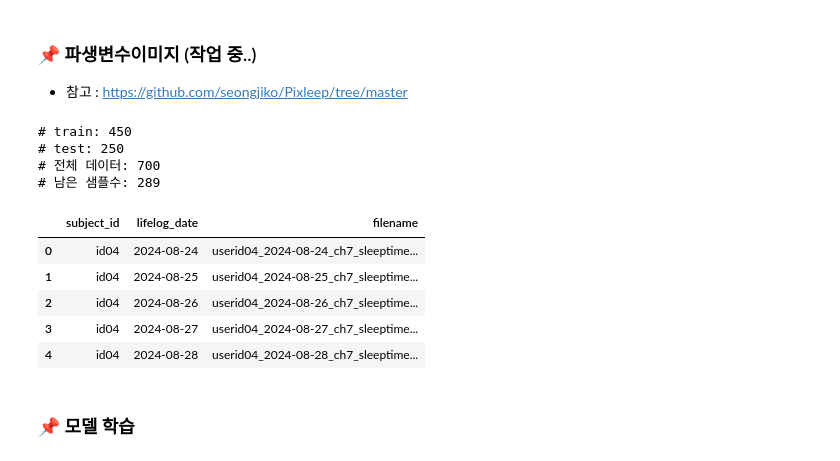
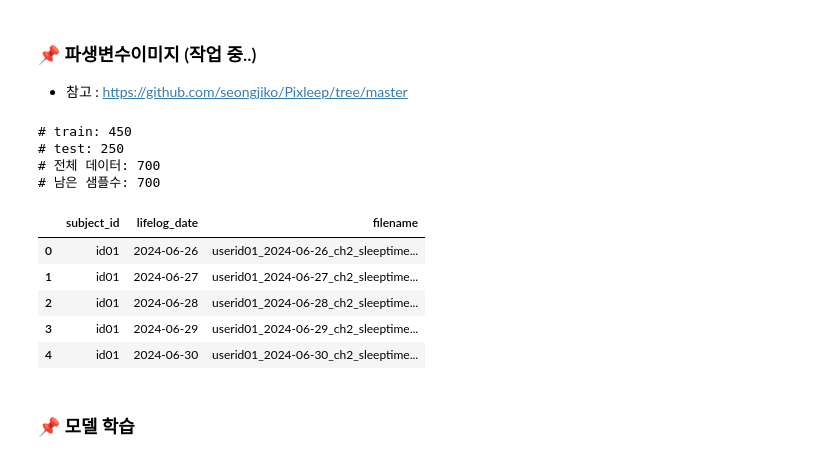
Before and after one commit to jacobgreen4477/The-4th-ETRI-AI-Human-Understanding-Competition, a Jupyter notebook: 이미지_실험3_v1_0_0.ipynb, the cells around one changed output. Cells and saved outputs as stored; diff of their text form; code cells hidden in the pictures.

```diff
--- a/이미지_실험3_v1_0_0.ipynb
+++ b/이미지_실험3_v1_0_0.ipynb
@@ -1726,35 +1726,35 @@ train.head(1)
 # %%
 # train test 데이터 합치기
 a1 = train[['subject_id', 'lifelog_date']].copy()
 a2 = test[['subject_id', 'lifelog_date']].copy()
 val_df = pd.concat([a1,a2]).reset_index(drop=True)
 print('# train:',len(train))
 print('# test:',len(test))
 print('# 전체 데이터:',len(val_df))
 
 # 파일명
 val_df = val_df[['subject_id', 'lifelog_date']].copy()
-val_df['filename'] = val_df.apply(lambda x: f"user{x['subject_id']}_{x['lifelog_date']}_ch7_sleeptime.png", axis=1)
+val_df['filename'] = val_df.apply(lambda x: f"user{x['subject_id']}_{x['lifelog_date']}_ch2_sleeptime.png", axis=1)
 
 # 만들어진 이미지
-image_dir = f'{path}ch7_sleeptime'
-image_files = [f for f in os.listdir(image_dir) if f.endswith('_ch7_sleeptime.png')]
+image_dir = f'{path}ch2_sleeptime'
+image_files = [f for f in os.listdir(image_dir) if f.endswith('_ch2_sleeptime.png')]
 
 # 남은 샘플
 val_df = val_df.loc[~val_df['filename'].isin(image_files),:].reset_index(drop=True)
 print('# 남은 샘플수:',len(val_df))
 val_df.head()
 # %% [output]
 # train: 450
 # test: 250
 # 전체 데이터: 700
-# 남은 샘플수: 289
+# 남은 샘플수: 700
 |  | subject_id | lifelog_date | filename |
-| 0 | id04 | 2024-08-24 | userid04_2024-08-24_ch7_sleeptime... |
-| 1 | id04 | 2024-08-25 | userid04_2024-08-25_ch7_sleeptime... |
-| 2 | id04 | 2024-08-26 | userid04_2024-08-26_ch7_sleeptime... |
-| 3 | id04 | 2024-08-27 | userid04_2024-08-27_ch7_sleeptime... |
-| 4 | id04 | 2024-08-28 | userid04_2024-08-28_ch7_sleeptime... |
+| 0 | id01 | 2024-06-26 | userid01_2024-06-26_ch2_sleeptime... |
+| 1 | id01 | 2024-06-27 | userid01_2024-06-27_ch2_sleeptime... |
+| 2 | id01 | 2024-06-28 | userid01_2024-06-28_ch2_sleeptime... |
+| 3 | id01 | 2024-06-29 | userid01_2024-06-29_ch2_sleeptime... |
+| 4 | id01 | 2024-06-30 | userid01_2024-06-30_ch2_sleeptime... |
 # %%
 def make_timestamps_unique(df, timestamp_col='timestamp'):
     # 'timestamp' 컬럼을 기준으로 정렬
```
Also changed, not shown: parts of 6 cells of this notebook.
